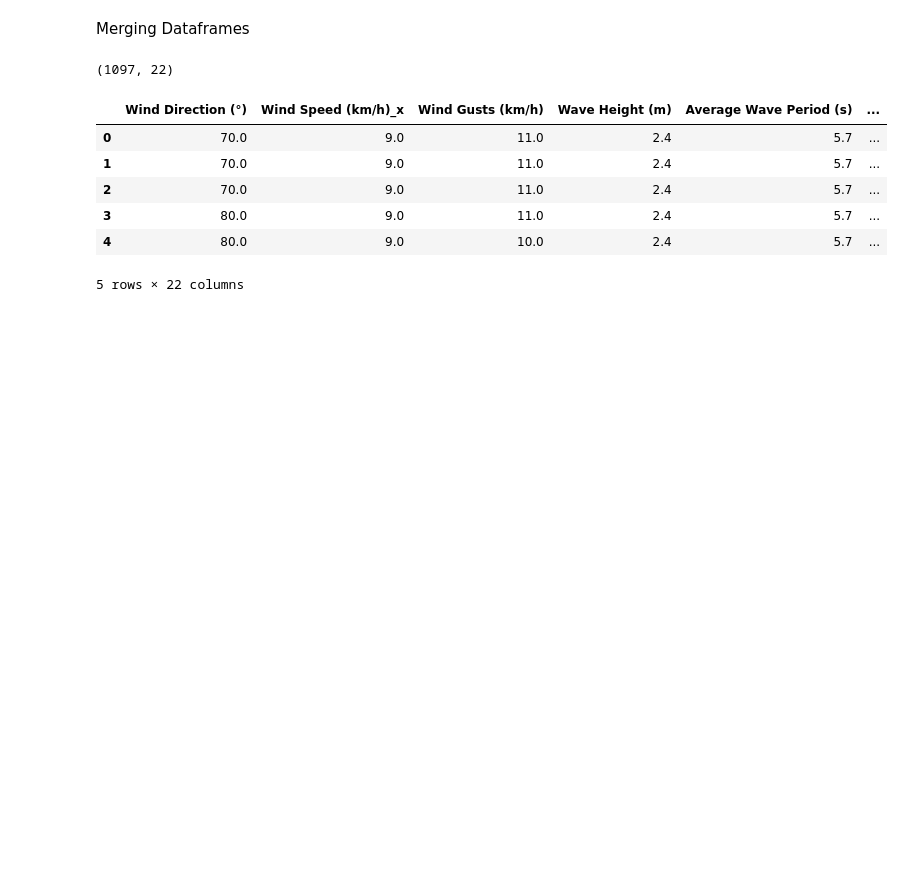
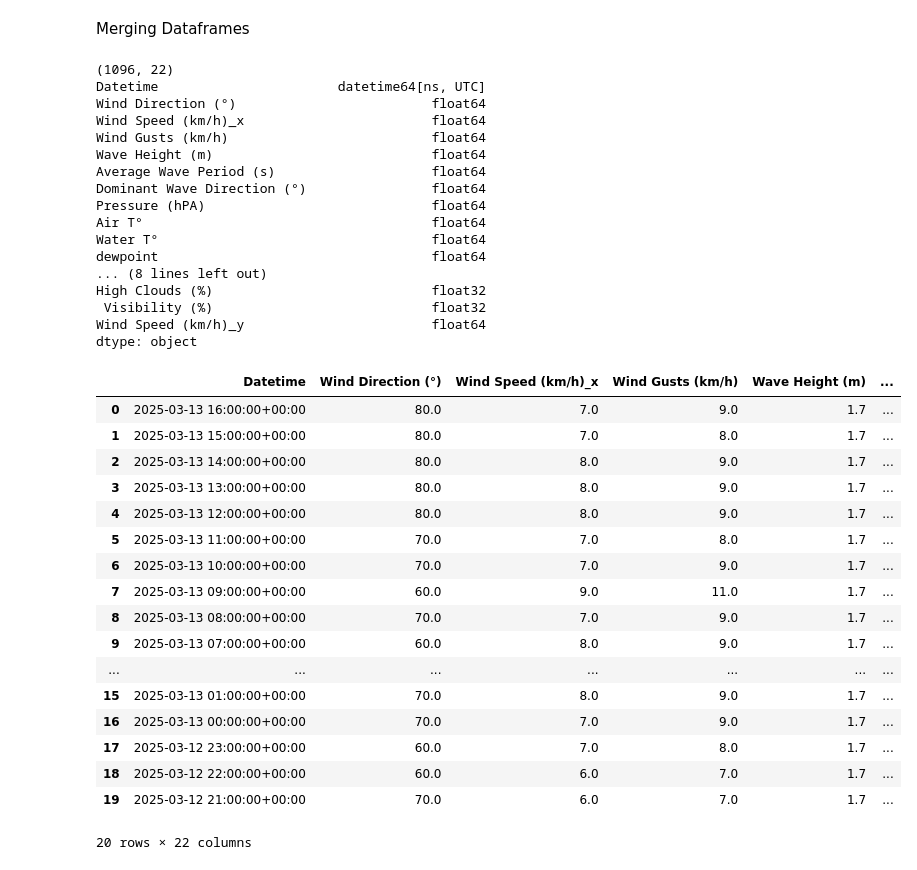
Before and after one commit to flosrv/Mes-Projets, a Jupyter notebook: Oceanography-Project-WIP/Data_from_SM.ipynb, the cells around one changed output. Saved outputs shown, nothing was run; the diff lists cells and outputs as text; code cells hidden in the pictures; blank space fills up the shorter version.

```diff
--- a/Oceanography-Project-WIP/Data_from_SM.ipynb
+++ b/Oceanography-Project-WIP/Data_from_SM.ipynb
@@ -498,0 +472,17 @@ buoy_near_SM
+# %%
+Buoy_Location = buoy_near_SM['Location']
+lat_buoy = float(Buoy_Location.split(' ')[0])  # Convertir en float
+lon_buoy = float(Buoy_Location.split(' ')[2])  # Convertir en float
+
+lat_buoy = round(lat_buoy, 2)  # Arrondir à 2 décimales
+lon_buoy = round(lon_buoy, 2)
+
+# Extraction du nom de la station et de la zone
+station_name = buoy_near_SM['Name'].split('-')[0].strip()  # Utilisez buoy_near_SM['Name']
+station_zone = buoy_near_SM['Name'].split('-')[1].strip()
+
+# Création du nom de la table
+table_name = f"{station_name.replace(' ', '_')}_{station_zone.replace(' ', '_')}_{lat_buoy}_{lon_buoy}"
+table_name = table_name.replace('.', '-')
+# Affichage des résultats
+print(f'{lat_buoy}, {lon_buoy}, {station_name}, \ntable name : {table_name}')
@@ -632,7 +674,7 @@ Supprime la colonne : water_level_above_mean (100% de valeurs manquantes)
 # %% [markdown]
 open-meteo API
 # %%
-coordinates = [lat_buoy_near_SM, lon_buoy_near_SM]
+coordinates = [lat_buoy, lon_buoy]
 df_meteo = meteo_api_request(coordinates=coordinates)
 print(df_meteo.shape)
 df_meteo.head()
@@ -669,6 +713,5 @@ df_meteo.head()
 # %%
 df_meteo = handle_null_values(df_meteo)
-df_marine = handle_null_values(df_marine)
 print(df_marine.columns)
 print(df_meteo.columns)
 df_marine.head()
@@ -759,16 +803,44 @@ Merging Dataframes
 # %%
 # Effectuer la jointure interne sur la colonne 'time'
 df_merged = pd.merge(df_marine, df_meteo, on = 'Datetime', how='inner')
 
 # Afficher le résultat
 print(df_merged.shape)
-df_merged.head()
+print(df_merged.dtypes)
+df_merged.head(20)
 # %% [output]
-(1097, 22)
+(1096, 22)
+Datetime                       datetime64[ns, UTC]
+Wind Direction (°)                         float64
+Wind Speed (km/h)_x                        float64
+Wind Gusts (km/h)                          float64
+Wave Height (m)                            float64
+Average Wave Period (s)                    float64
+Dominant Wave Direction (°)                float64
+Pressure (hPA)                             float64
+Air T°                                     float64
+Water T°                                   float64
+dewpoint                                   float64
+... (8 lines left out)
+High Clouds (%)                            float32
+ Visibility (%)                            float32
+Wind Speed (km/h)_y                        float64
+dtype: object
-|  | Wind Direction (°) | Wind Speed (km/h)_x | Wind Gusts (km/h) | Wave Height (m) | Average Wave Period (s) | ... |
-| 0 | 70.0 | 9.0 | 11.0 | 2.4 | 5.7 | ... |
-| 1 | 70.0 | 9.0 | 11.0 | 2.4 | 5.7 | ... |
-| 2 | 70.0 | 9.0 | 11.0 | 2.4 | 5.7 | ... |
-| 3 | 80.0 | 9.0 | 11.0 | 2.4 | 5.7 | ... |
-| 4 | 80.0 | 9.0 | 10.0 | 2.4 | 5.7 | ... |
+|  | Datetime | Wind Direction (°) | Wind Speed (km/h)_x | Wind Gusts (km/h) | Wave Height (m) | ... |
+| 0 | 2025-03-13 16:00:00+00:00 | 80.0 | 7.0 | 9.0 | 1.7 | ... |
+| 1 | 2025-03-13 15:00:00+00:00 | 80.0 | 7.0 | 8.0 | 1.7 | ... |
+| 2 | 2025-03-13 14:00:00+00:00 | 80.0 | 8.0 | 9.0 | 1.7 | ... |
+| 3 | 2025-03-13 13:00:00+00:00 | 80.0 | 8.0 | 9.0 | 1.7 | ... |
+| 4 | 2025-03-13 12:00:00+00:00 | 80.0 | 8.0 | 9.0 | 1.7 | ... |
+| 5 | 2025-03-13 11:00:00+00:00 | 70.0 | 7.0 | 8.0 | 1.7 | ... |
+| 6 | 2025-03-13 10:00:00+00:00 | 70.0 | 7.0 | 9.0 | 1.7 | ... |
+| 7 | 2025-03-13 09:00:00+00:00 | 60.0 | 9.0 | 11.0 | 1.7 | ... |
+| 8 | 2025-03-13 08:00:00+00:00 | 70.0 | 7.0 | 9.0 | 1.7 | ... |
+| 9 | 2025-03-13 07:00:00+00:00 | 60.0 | 8.0 | 9.0 | 1.7 | ... |
+| ... | ... | ... | ... | ... | ... | ... |
+| 15 | 2025-03-13 01:00:00+00:00 | 70.0 | 8.0 | 9.0 | 1.7 | ... |
+| 16 | 2025-03-13 00:00:00+00:00 | 70.0 | 7.0 | 9.0 | 1.7 | ... |
+| 17 | 2025-03-12 23:00:00+00:00 | 60.0 | 7.0 | 8.0 | 1.7 | ... |
+| 18 | 2025-03-12 22:00:00+00:00 | 60.0 | 6.0 | 7.0 | 1.7 | ... |
+| 19 | 2025-03-12 21:00:00+00:00 | 70.0 | 6.0 | 7.0 | 1.7 | ... |
-5 rows × 22 columns
+20 rows × 22 columns
```
Also changed, not shown: parts of 28 cells of this notebook, 15 other files.
